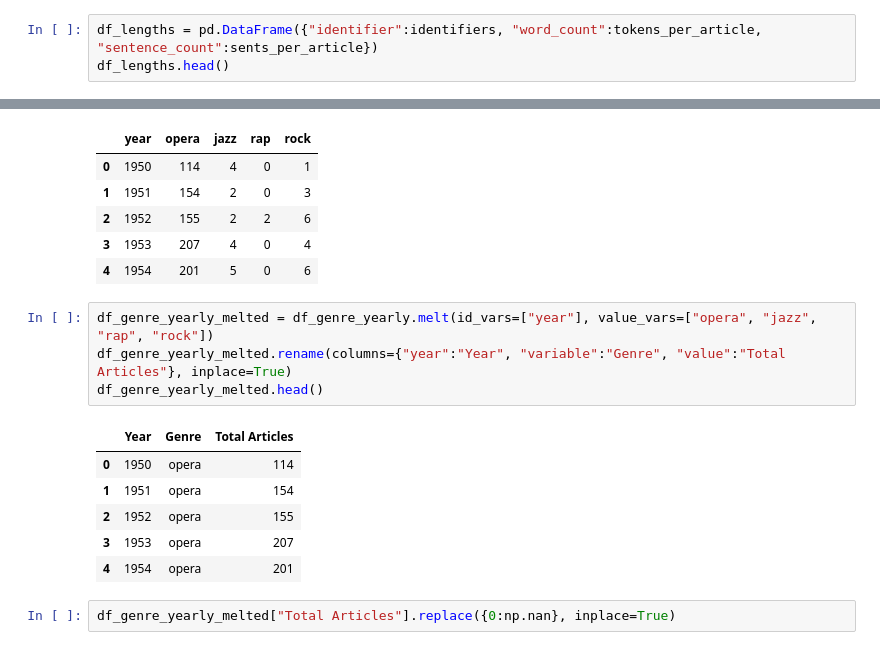
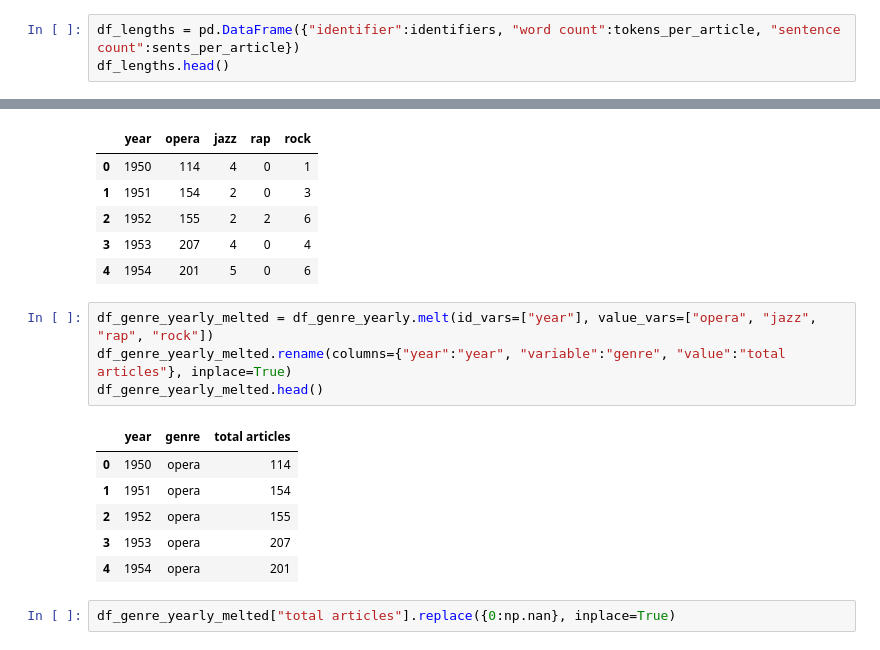
Before and after one commit to DCS-training/SentimentAnalysistimes, a Jupyter notebook: TimesMusicReviews2_CorpusViz.ipynb, the cells around one changed output, grey strips where cells are left out. Cells and saved outputs as stored; diff of their text form.

```diff
--- a/TimesMusicReviews2_CorpusViz.ipynb
+++ b/TimesMusicReviews2_CorpusViz.ipynb
@@ -90,6 +90,6 @@ print(identifiers[0])
 # %% [output]
 20787
 # %%
-df_lengths = pd.DataFrame({"identifier":identifiers, "word_count":tokens_per_article, "sentence_count":sents_per_article})
+df_lengths = pd.DataFrame({"identifier":identifiers, "word count":tokens_per_article, "sentence count":sents_per_article})
 df_lengths.head()
 # %% [output]
@@ -382,16 +581,16 @@ df_genre_yearly.head()
 | 4 | 1954 | 201 | 5 | 0 | 6 |
 # %%
 df_genre_yearly_melted = df_genre_yearly.melt(id_vars=["year"], value_vars=["opera", "jazz", "rap", "rock"])
-df_genre_yearly_melted.rename(columns={"year":"Year", "variable":"Genre", "value":"Total Articles"}, inplace=True)
+df_genre_yearly_melted.rename(columns={"year":"year", "variable":"genre", "value":"total articles"}, inplace=True)
 df_genre_yearly_melted.head()
 # %% [output]
-|  | Year | Genre | Total Articles |
+|  | year | genre | total articles |
 | 0 | 1950 | opera | 114 |
 | 1 | 1951 | opera | 154 |
 | 2 | 1952 | opera | 155 |
 | 3 | 1953 | opera | 207 |
 | 4 | 1954 | opera | 201 |
 # %%
-df_genre_yearly_melted["Total Articles"].replace({0:np.nan}, inplace=True)
+df_genre_yearly_melted["total articles"].replace({0:np.nan}, inplace=True)
 # %%
 genre_year_viz = plt.figure(figsize=(16,12))
```
Also changed, not shown: parts of 27 cells of this notebook, 14 other files.
